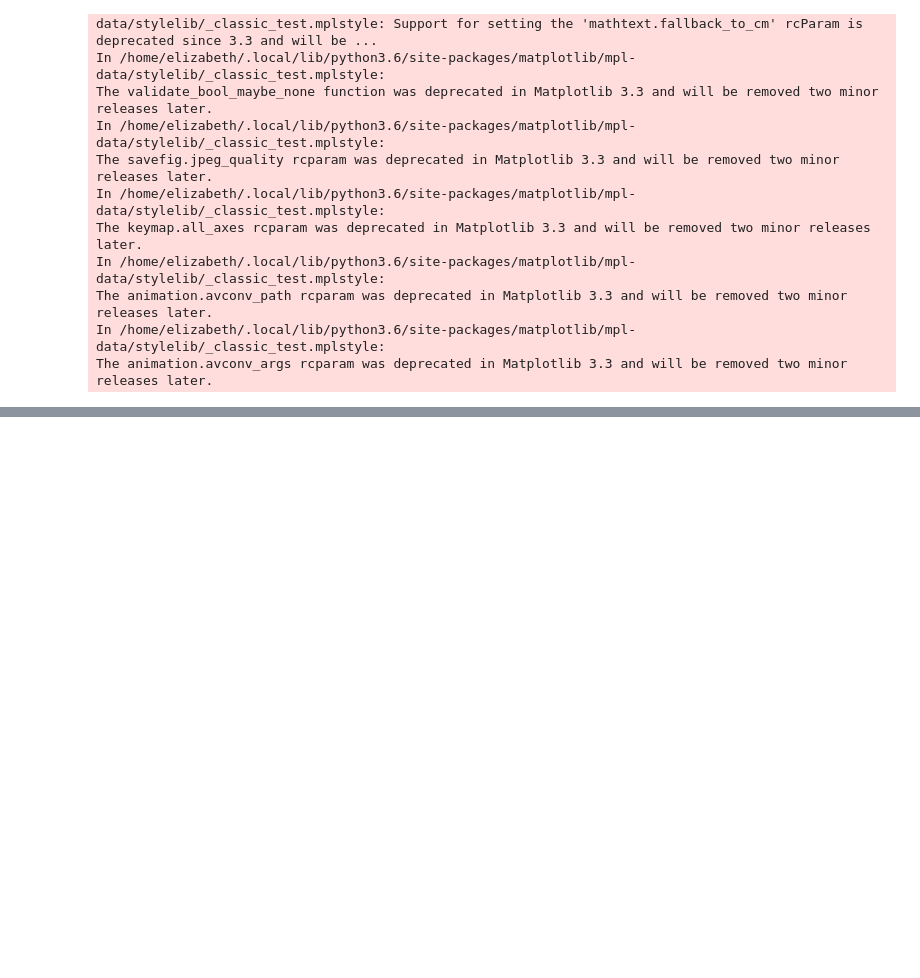
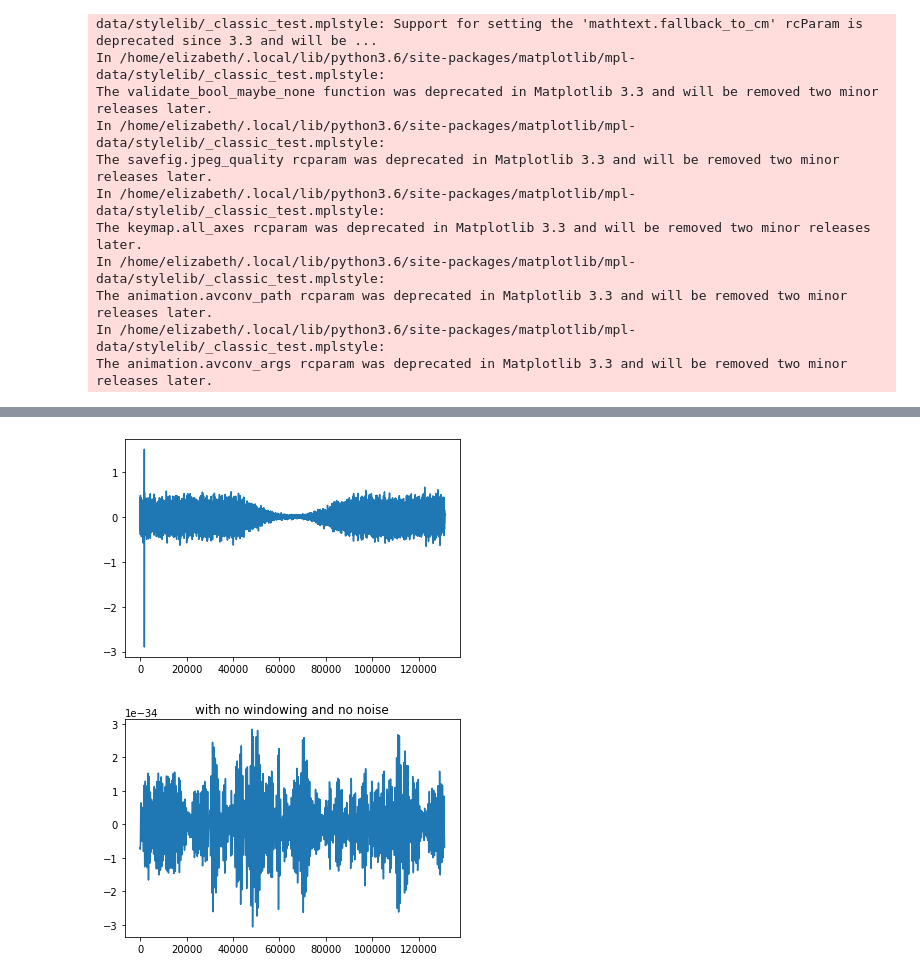
Before and after one commit to lizzord/phys512hw, a Jupyter notebook: problemset5/Question1.ipynb, the cells around one changed output, grey strips where cells are left out. Cells and saved outputs as stored; diff of their text form; code cells hidden in the pictures; blank space fills up the shorter version.

```diff
--- a/problemset5/Question1.ipynb
+++ b/problemset5/Question1.ipynb
@@ -234,31 +268,27 @@ NameError: name 'fft_data_flatkaiser' is not defined
 # %%
 #PART B
 
 #get the appropriate template for this data file
 template = get_template(fname)
 
 #window the template and the data
 template_win = template*win
 strain_win = strain*win
 
 #perform a correlation taking into account the windowed, smoothed noise in fourier space
 search = search_data(template_win, strain_win, Nft)
 
-#perform a correlation taking into account the windowed, smoothed noise in fourier space
-search_nowin = search_data(template, strain, Nft)
-
-#what would the search have looked like with no noise estimate?
+#what would the search have looked like with no noise and no window
 search_nonoise = search_data(template, strain)
 
 mpl.figure()
 mpl.plot(search)
 mpl.show()
 
 mpl.figure()
-mpl.plot(search_nowin)
-mpl.show()
-
-mpl.figure()
 mpl.plot(search_nonoise)
 mpl.title('with no windowing and no noise')
 mpl.show()
+# %% [output]
+[figure, added]
+[figure, added]
```
Also changed, not shown: parts of 10 cells of this notebook.
